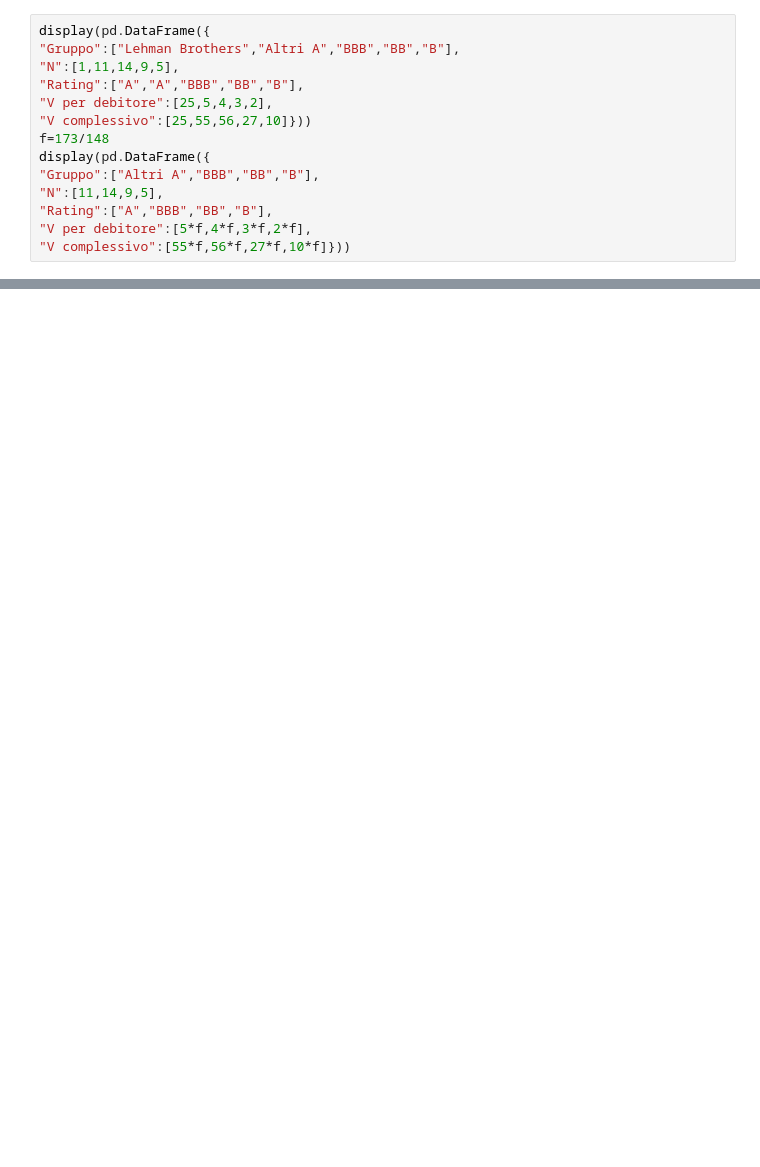
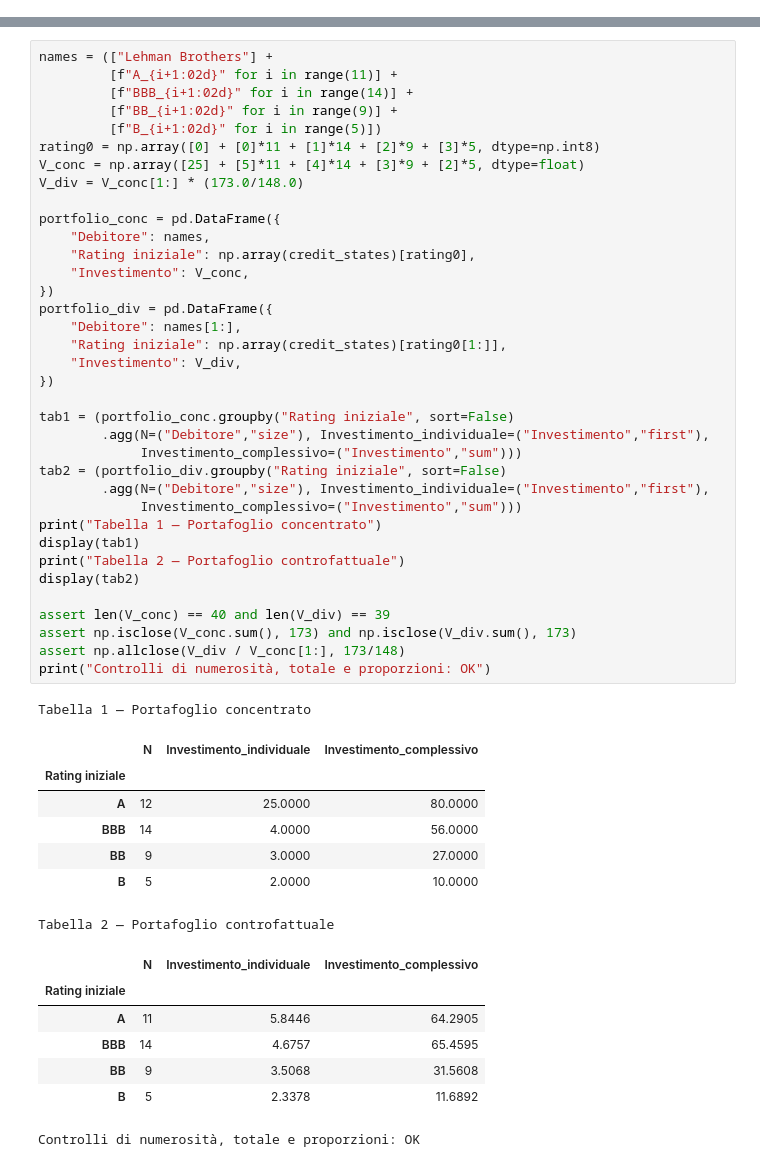
Before and after one commit to paolo-fix/CORSO-MQF, a Jupyter notebook: 04_Codice/Lez10/Lezione_10_Notebook_Docente_TakeHome.ipynb, the cells around one changed output, grey strips where cells are left out. Drawn from its saved outputs; the diff is of its cells as text; blank space fills up the shorter version.

```diff
--- a/04_Codice/Lez10/Lezione_10_Notebook_Docente_TakeHome.ipynb
+++ b/04_Codice/Lez10/Lezione_10_Notebook_Docente_TakeHome.ipynb
@@ -161,14 +0,0 @@ display(pd.DataFrame({
-# %%
-display(pd.DataFrame({
-"Gruppo":["Lehman Brothers","Altri A","BBB","BB","B"],
-"N":[1,11,14,9,5],
-"Rating":["A","A","BBB","BB","B"],
-"V per debitore":[25,5,4,3,2],
-"V complessivo":[25,55,56,27,10]}))
-f=173/148
-display(pd.DataFrame({
-"Gruppo":["Altri A","BBB","BB","B"],
-"N":[11,14,9,5],
-"Rating":["A","BBB","BB","B"],
-"V per debitore":[5*f,4*f,3*f,2*f],
-"V complessivo":[55*f,56*f,27*f,10*f]}))
@@ -233,0 +267,52 @@ Interpretazione: il controfattuale non identifica un effetto puro della sola con
+# %%
+names = (["Lehman Brothers"] +
+         [f"A_{i+1:02d}" for i in range(11)] +
+         [f"BBB_{i+1:02d}" for i in range(14)] +
+         [f"BB_{i+1:02d}" for i in range(9)] +
+         [f"B_{i+1:02d}" for i in range(5)])
+rating0 = np.array([0] + [0]*11 + [1]*14 + [2]*9 + [3]*5, dtype=np.int8)
+V_conc = np.array([25] + [5]*11 + [4]*14 + [3]*9 + [2]*5, dtype=float)
+V_div = V_conc[1:] * (173.0/148.0)
+
+portfolio_conc = pd.DataFrame({
+    "Debitore": names,
+    "Rating iniziale": np.array(credit_states)[rating0],
+    "Investimento": V_conc,
+})
+portfolio_div = pd.DataFrame({
+    "Debitore": names[1:],
+    "Rating iniziale": np.array(credit_states)[rating0[1:]],
+    "Investimento": V_div,
+})
+
+tab1 = (portfolio_conc.groupby("Rating iniziale", sort=False)
+        .agg(N=("Debitore","size"), Investimento_individuale=("Investimento","first"),
+             Investimento_complessivo=("Investimento","sum")))
+tab2 = (portfolio_div.groupby("Rating iniziale", sort=False)
+        .agg(N=("Debitore","size"), Investimento_individuale=("Investimento","first"),
+             Investimento_complessivo=("Investimento","sum")))
+print("Tabella 1 — Portafoglio concentrato")
+display(tab1)
+print("Tabella 2 — Portafoglio controfattuale")
+display(tab2)
+
+assert len(V_conc) == 40 and len(V_div) == 39
+assert np.isclose(V_conc.sum(), 173) and np.isclose(V_div.sum(), 173)
+assert np.allclose(V_div / V_conc[1:], 173/148)
+print("Controlli di numerosità, totale e proporzioni: OK")
+# %% [output]
+Tabella 1 — Portafoglio concentrato
+|  | N | Investimento_individuale | Investimento_complessivo |
+| Rating iniziale |  |  |  |
+| A | 12 | 25.0000 | 80.0000 |
+| BBB | 14 | 4.0000 | 56.0000 |
+| BB | 9 | 3.0000 | 27.0000 |
+| B | 5 | 2.0000 | 10.0000 |
+Tabella 2 — Portafoglio controfattuale
+|  | N | Investimento_individuale | Investimento_complessivo |
+| Rating iniziale |  |  |  |
+| A | 11 | 5.8446 | 64.2905 |
+| BBB | 14 | 4.6757 | 65.4595 |
+| BB | 9 | 3.5068 | 31.5608 |
+| B | 5 | 2.3378 | 11.6892 |
+Controlli di numerosità, totale e proporzioni: OK
```
Also changed, not shown: parts of 43 cells of this notebook.
